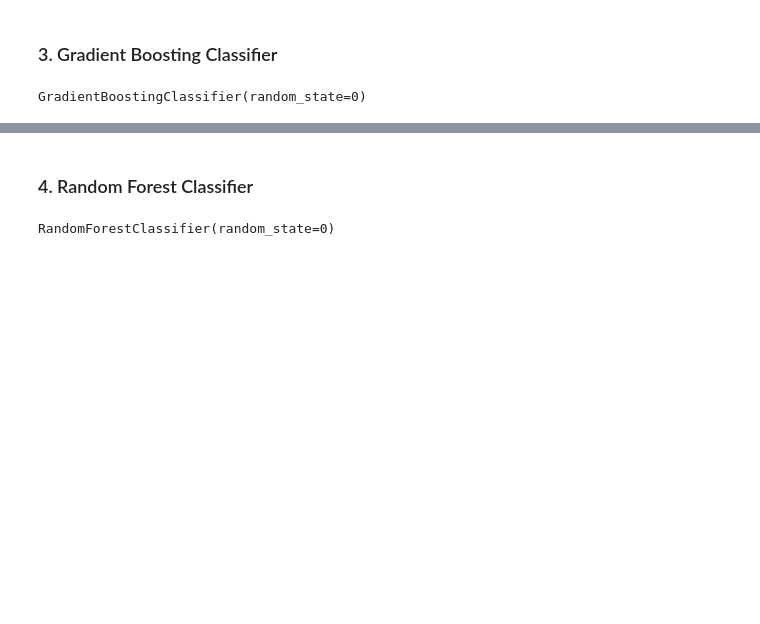
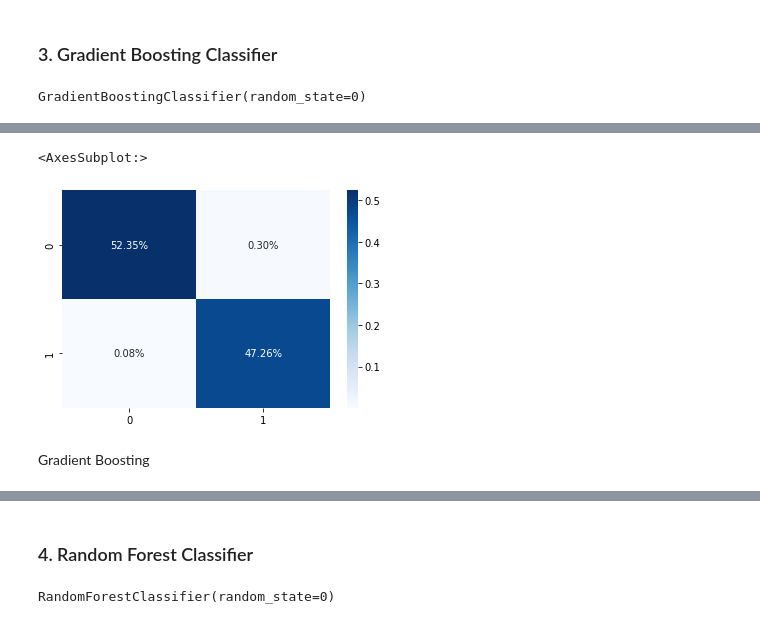
Before and after one commit to sriram7040/Fake-News-Detection, a Jupyter notebook: Fake_news_detection.ipynb, the cells around one changed output, grey strips where cells are left out. Cells and saved outputs as stored; diff of their text form; code cells hidden in the pictures; blank space fills up the shorter version.

```diff
--- a/Fake_news_detection.ipynb
+++ b/Fake_news_detection.ipynb
@@ -277,3 +299,12 @@ GBC.score(xv_test, y_test)
+# %%
+GBC_matrix = confusion_matrix(y_test,pred_gbc)
+# %%
+sns.heatmap(GBC_matrix/np.sum(GBC_matrix), annot=True, fmt='.2%', cmap='Blues')
+# %% [output]
+<AxesSubplot:>
+[figure, added]
+# %% [markdown]
+Gradient Boosting
 # %%
 print(classification_report(y_test, pred_gbc))
 # %% [output]
```
Also changed, not shown: parts of 40 cells of this notebook.
